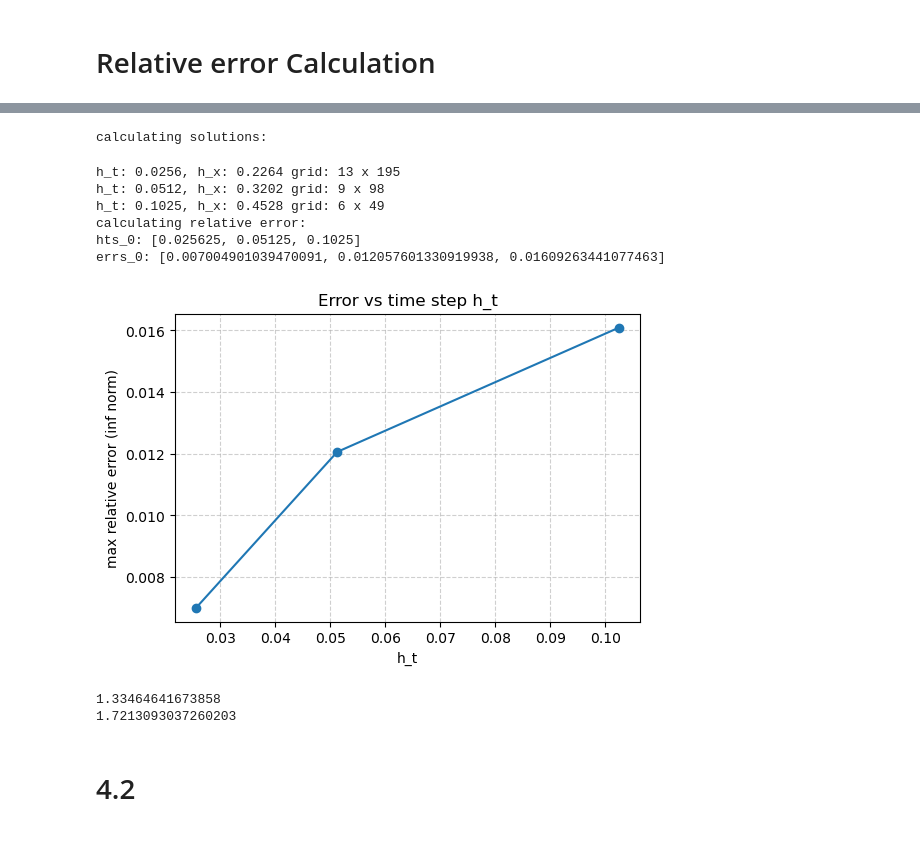
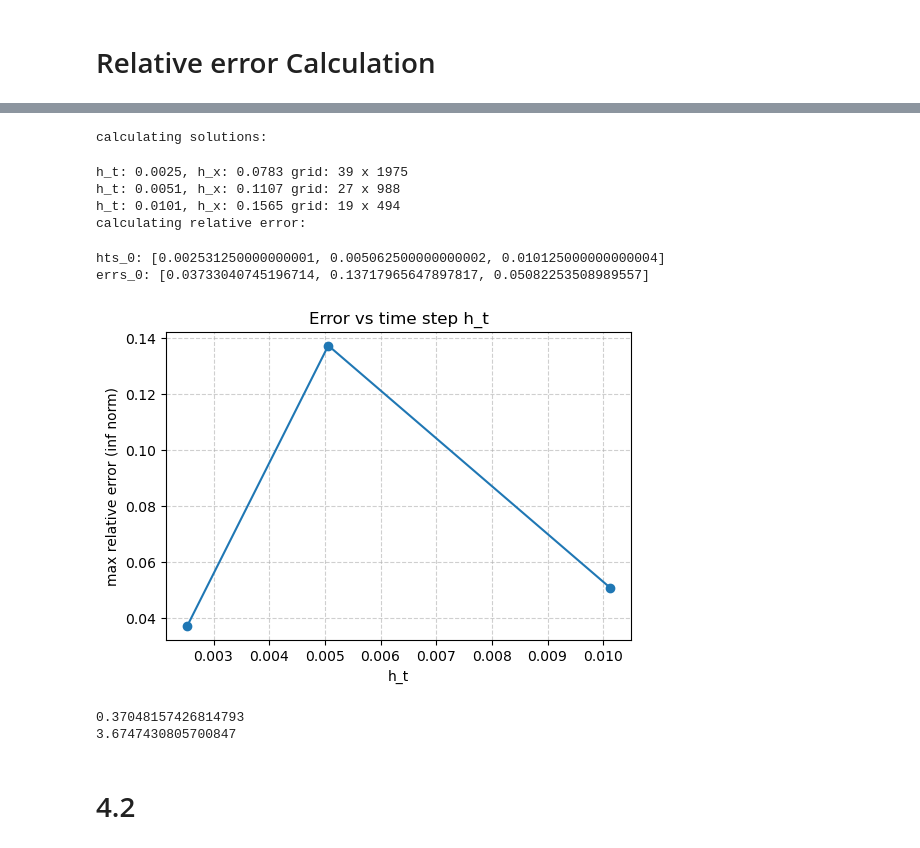
Before and after one commit to FoyerD/num_pde, a Jupyter notebook: hw1/q4.ipynb, the cells around one changed output, grey strips where cells are left out. Saved outputs shown, nothing was run; the diff lists cells and outputs as text; code cells hidden in the pictures.

```diff
--- a/hw1/q4.ipynb
+++ b/hw1/q4.ipynb
@@ -62,0 +62,3 @@ h_t: 0.2900, h_x: 0.7616 grid: 3 x 17
+# %%
+def calc_solutions_accross_hs(hxs, hts, make_A):
+    return [get_solution(h_x, h_t, make_A) for h_x, h_t in tqdm(zip(hxs, hts))]
@@ -97,15 +120,19 @@ plot_solution_3d(x_grid, t_grid, u_grid)
 # %% [markdown]
 # Error calculation setup
 # %%
-def relative_error(x_grid, t_grid, u_grid, fn):
+def eval_fn(x_grid, t_grid, fn):
     # print(f"x_grid: {x_grid}")
-    gt_samples = np.array([
+    return np.array([
         [fn(x, t) for t in t_grid]
     for x in x_grid])
     # print(f"u shape: {u_grid.shape}")
+
+
+def relative_error(x_grid, t_grid, u_grid, fn):
+    gt_samples = eval_fn(x_grid, t_grid, fn)
     errors = u_grid - gt_samples
-    err_norm = np.linalg.norm(errors, axis=1)
-    solution_norm = np.linalg.norm(gt_samples, axis=1)
+    err_norm = np.linalg.norm(errors, axis=0)
+    solution_norm = np.linalg.norm(gt_samples, axis=0)
     # print(f"u norm: {solution_norm}, err : {err_norm}")
     # print(f"div: {err_norm / solution_norm}")
     # print(f"gt norm: {np.linalg.norm(gt_samples)}")
@@ -124,21 +151,20 @@ def calc_rel_err_under(u_grids):
     return err_grids
 
 def find_rel_err_under(err_grids, percent=0.02):
-    for s in err_grids:
-        if s[-1] <= percent:
-            return s
+    filtered_list = list(filter(lambda s: s[-1] <= percent, err_grids))
+    return min(filtered_list, key=lambda s: s[-3])
 # %%
-def plot_errs_vs_ht(h_ts, errs):
+def plot_errs_vs_hs(hs, errs, by_x=True):
     plt.figure(figsize=(6,4))
-    plt.plot(h_ts, errs, '-o')
+    plt.plot(hs, errs, '-o')
 
     # plt.xticks(h_ts)
 
     # plt.yticks(errs)
-
-    plt.xlabel('h_t')
+    axis ='h_x' if by_x else 'h_t'
+    plt.xlabel(axis)
     plt.ylabel('max relative error (inf norm)')
-    plt.title('Error vs time step h_t')
+    plt.title(f'Error vs time step {axis}')
     plt.grid(True, linestyle='--', alpha=0.6)
     plt.show()
 # %% [markdown]
@@ -164,27 +192,29 @@ h_t: 0.04
 # %%
-hts_0 = [acc_h_t/ 4, acc_h_t / 2, acc_h_t]
+
+ht0s = [acc_h_t / 4, acc_h_t / 2, acc_h_t]
+hx0s = [make_hx(ht0) for ht0 in ht0s]
+
 print(f"calculating solutions:")
-u_grids_0 = [get_solution_from_ht(h_t) for h_t in tqdm(hts_0)]
+u_grids_0 = [get_solution(h_x, h_t, make_A_fwd_euler) for h_x, h_t in tqdm(zip(hx0s, ht0s))]
 
 print(f"calculating relative error:")
-errs_0 = [np.linalg.norm(relative_error(x_grid, t_grid, u_grid, gt_fn), ord=np.inf) for x_grid, t_grid, u_grid, h_x, h_t in u_grids_0]
-
-print(f"hts_0: {hts_0}")
+errs_0 = [np.linalg.norm(relative_error(x_grid, t_grid, u_grid, gt_fn), ord=np.inf) for x_grid, t_grid, u_grid, h_x, h_t in tqdm(u_grids_0)]
+print(f"hts_0: {ht0s}")
 print(f"errs_0: {errs_0}")
 
-plot_errs_vs_ht(hts_0, errs_0)
+plot_errs_vs_hs(ht0s, errs_0, by_x=False)
 print(errs_0[-1] / errs_0[-2])
 print(errs_0[-2] / errs_0[-3])
 # %% [output]
 calculating solutions:
-h_t: 0.0256, h_x: 0.2264 grid: 13 x 195
-h_t: 0.0512, h_x: 0.3202 grid: 9 x 98
-h_t: 0.1025, h_x: 0.4528 grid: 6 x 49
+h_t: 0.0025, h_x: 0.0783 grid: 39 x 1975
+h_t: 0.0051, h_x: 0.1107 grid: 27 x 988
+h_t: 0.0101, h_x: 0.1565 grid: 19 x 494
 calculating relative error:
-hts_0: [0.025625, 0.05125, 0.1025]
-errs_0: [0.007004901039470091, 0.012057601330919938, 0.01609263441077463]
+hts_0: [0.002531250000000001, 0.005062500000000002, 0.010125000000000004]
+errs_0: [0.03733040745196714, 0.13717965647897817, 0.05082253508989557]
-[figure, old version]
+[figure, new version]
-1.33464641673858
-1.7213093037260203
+0.37048157426814793
+3.6747430805700847
 # %% [markdown]
 # 4.2
```
Also changed, not shown: parts of 18 cells of this notebook.
